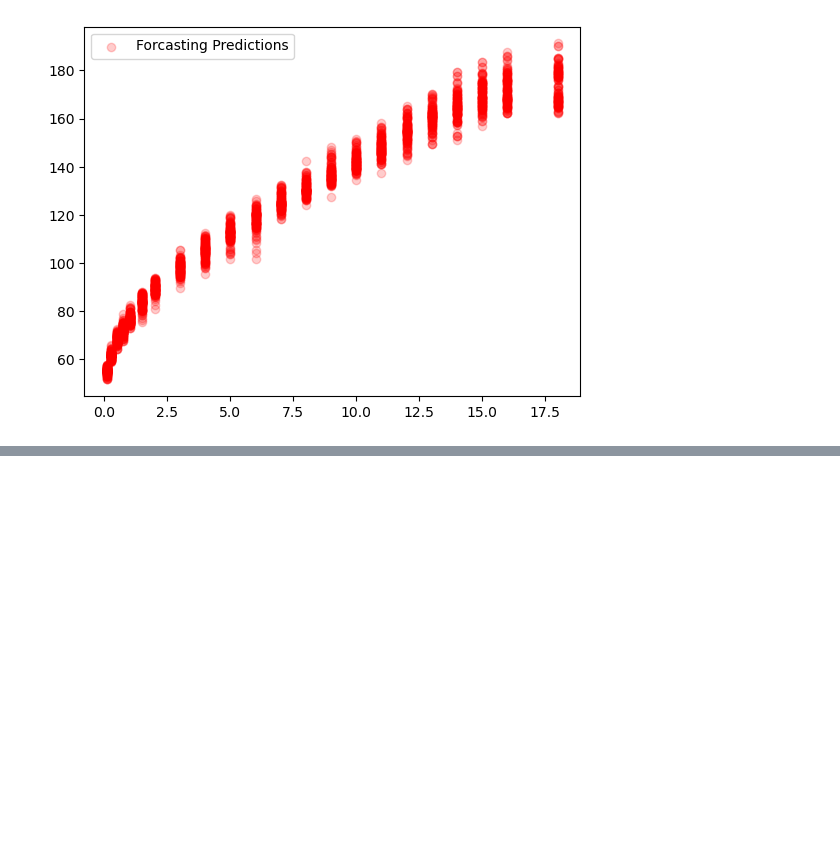
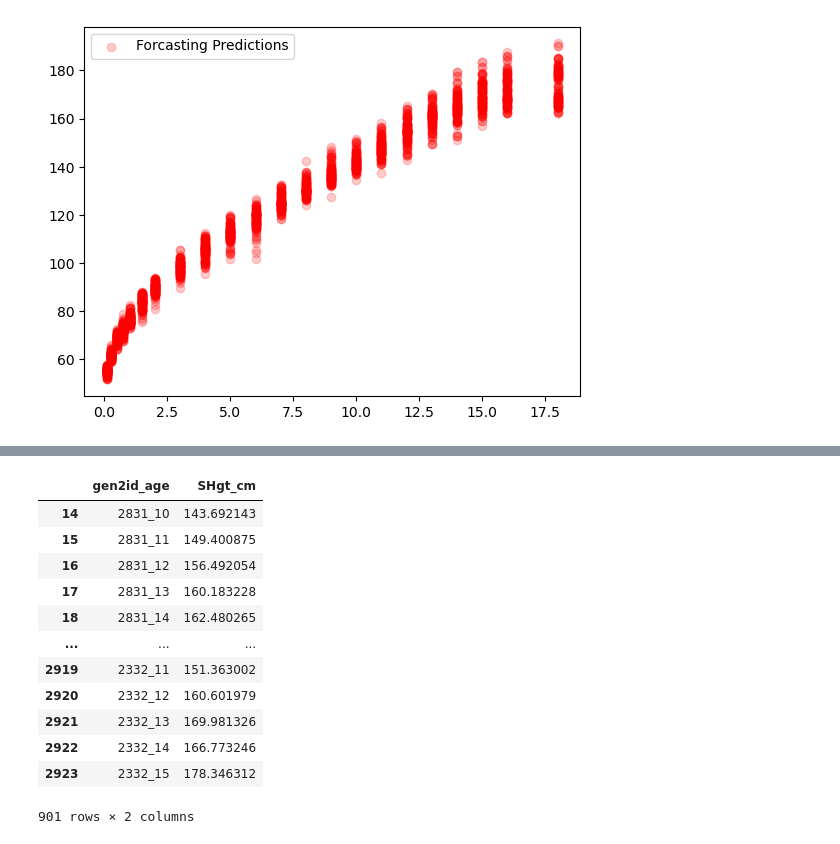
Before and after one commit to aavalose/aliens_height, a Jupyter notebook: grant_RF_imputation_testing.ipynb, the cells around one changed output, grey strips where cells are left out. Drawn from its saved outputs; the diff is of its cells as text; code cells hidden in the pictures; blank space fills up the shorter version.

```diff
--- a/grant_RF_imputation_testing.ipynb
+++ b/grant_RF_imputation_testing.ipynb
@@ -736,0 +790,16 @@ plt.legend()
+# %%
+submission_df_final
+# %% [output]
+|  | gen2id_age | SHgt_cm |
+| 14 | 2831_10 | 143.692143 |
+| 15 | 2831_11 | 149.400875 |
+| 16 | 2831_12 | 156.492054 |
+| 17 | 2831_13 | 160.183228 |
+| 18 | 2831_14 | 162.480265 |
+| ... | ... | ... |
+| 2919 | 2332_11 | 151.363002 |
+| 2920 | 2332_12 | 160.601979 |
+| 2921 | 2332_13 | 169.981326 |
+| 2922 | 2332_14 | 166.773246 |
+| 2923 | 2332_15 | 178.346312 |
+901 rows × 2 columns
```
Also changed, not shown: parts of 4 cells of this notebook.
